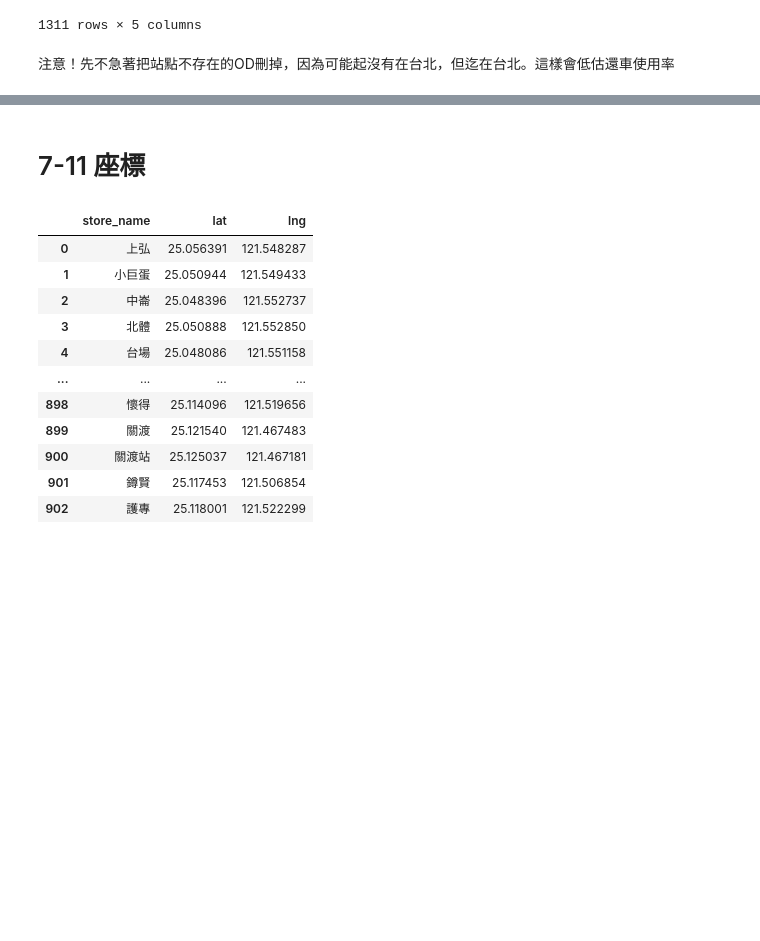
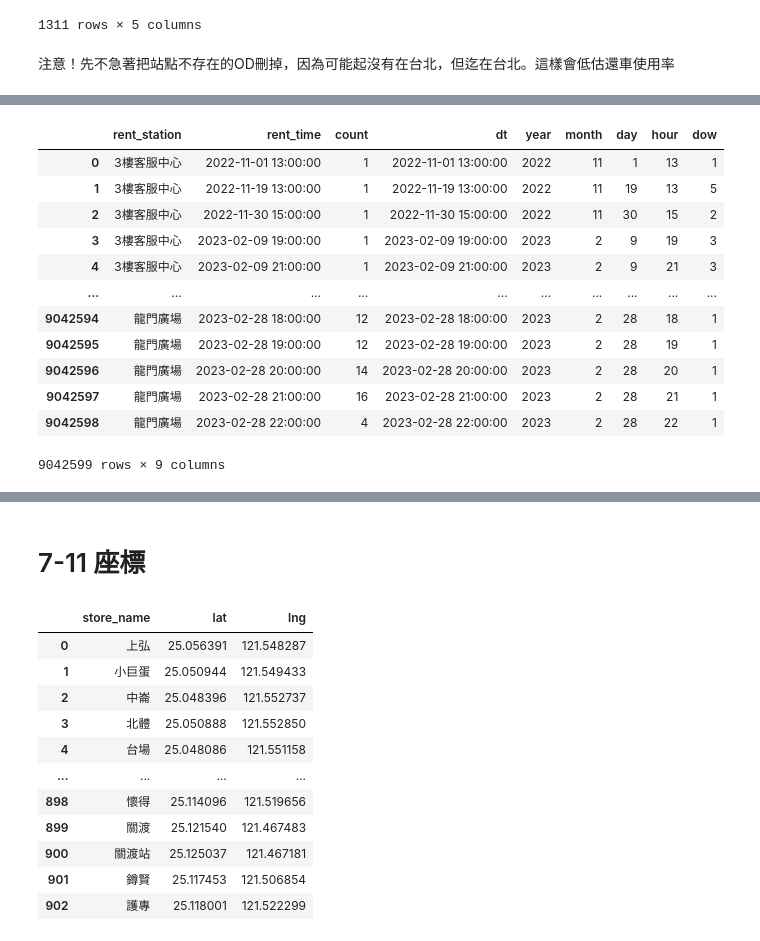
Before and after one commit to teddy21019/YoubikeUsagePrediction, a Jupyter notebook: project/data_getter/GettingData.ipynb, the cells around one changed output, grey strips where cells are left out. Cells and saved outputs as stored; diff of their text form; code cells hidden in the pictures; blank space fills up the shorter version.

```diff
--- a/project/data_getter/GettingData.ipynb
+++ b/project/data_getter/GettingData.ipynb
@@ -331,0 +369,5 @@ yb_station_info.to_parquet("../DATA/Youbike/yb_info.pq")
+# %%
+yb = pd.read_parquet("../DATA/Youbike/yb.pq")
+yb['rent_time'] = pd.to_datetime(yb['rent_time'])
+yb['return_time'] = pd.to_datetime(yb['return_time'])
+yb
@@ -331,0 +396,3 @@ yb_station_info.to_parquet("../DATA/Youbike/yb_info.pq")
+# %%
+yb_info = pd.read_parquet('../DATA/Youbike/yb_info.pq')
+yb_info
@@ -331,0 +441,19 @@ yb_station_info.to_parquet("../DATA/Youbike/yb_info.pq")
+# %%
+start_agg_hour = yb[yb['rent_station'].isin(yb_info['name'])].groupby(['rent_station', 'rent_time']).size().reset_index(name='count')
+
+stations, times = yb_info['name'].unique(), start_agg_hour['rent_time'].sort_values().unique()
+
+ind = pd.MultiIndex.from_product(
+        [stations, times],
+        names=['station', 'time'])
+
+
+rent_out: pd.DataFrame = start_agg_hour.set_index(['rent_station', 'rent_time']).reindex(ind, fill_value=0).reset_index()
+
+end_agg_hour = yb[yb['return_station'].isin(yb_info['name'])].groupby(['return_station', 'rent_time']).size().reset_index(name='count')
+
+return_in = end_agg_hour.set_index(['return_station', 'rent_time']).reindex(ind, fill_value=0).reset_index()
+
+
+combined = rent_out.merge(return_in, how = 'left', left_index=True, right_index=True, suffixes=("_out", "_in"))
+combined.to_parquet("../DATA/Youbike/combined_rent_return.pq")
@@ -331,0 +512,23 @@ yb_station_info.to_parquet("../DATA/Youbike/yb_info.pq")
+# %%
+start_agg_hour.assign(
+    dt = pd.to_datetime(start_agg_hour['rent_time']),
+    year = lambda x: x['dt'].dt.year,
+    month = lambda x: x['dt'].dt.month,
+    day = lambda x: x['dt'].dt.day,
+    hour = lambda x: x['dt'].dt.hour,
+    dow = lambda x: x['dt'].dt.dayofweek,
+)
+# %% [output]
+|  | rent_station | rent_time | count | dt | year | month | day | hour | dow |
+| 0 | 3樓客服中心 | 2022-11-01 13:00:00 | 1 | 2022-11-01 13:00:00 | 2022 | 11 | 1 | 13 | 1 |
+| 1 | 3樓客服中心 | 2022-11-19 13:00:00 | 1 | 2022-11-19 13:00:00 | 2022 | 11 | 19 | 13 | 5 |
+| 2 | 3樓客服中心 | 2022-11-30 15:00:00 | 1 | 2022-11-30 15:00:00 | 2022 | 11 | 30 | 15 | 2 |
+| 3 | 3樓客服中心 | 2023-02-09 19:00:00 | 1 | 2023-02-09 19:00:00 | 2023 | 2 | 9 | 19 | 3 |
+| 4 | 3樓客服中心 | 2023-02-09 21:00:00 | 1 | 2023-02-09 21:00:00 | 2023 | 2 | 9 | 21 | 3 |
+| ... | ... | ... | ... | ... | ... | ... | ... | ... | ... |
+| 9042594 | 龍門廣場 | 2023-02-28 18:00:00 | 12 | 2023-02-28 18:00:00 | 2023 | 2 | 28 | 18 | 1 |
+| 9042595 | 龍門廣場 | 2023-02-28 19:00:00 | 12 | 2023-02-28 19:00:00 | 2023 | 2 | 28 | 19 | 1 |
+| 9042596 | 龍門廣場 | 2023-02-28 20:00:00 | 14 | 2023-02-28 20:00:00 | 2023 | 2 | 28 | 20 | 1 |
+| 9042597 | 龍門廣場 | 2023-02-28 21:00:00 | 16 | 2023-02-28 21:00:00 | 2023 | 2 | 28 | 21 | 1 |
+| 9042598 | 龍門廣場 | 2023-02-28 22:00:00 | 4 | 2023-02-28 22:00:00 | 2023 | 2 | 28 | 22 | 1 |
+9042599 rows × 9 columns
```
Also changed, not shown: parts of 84 cells of this notebook, 2 other files.
